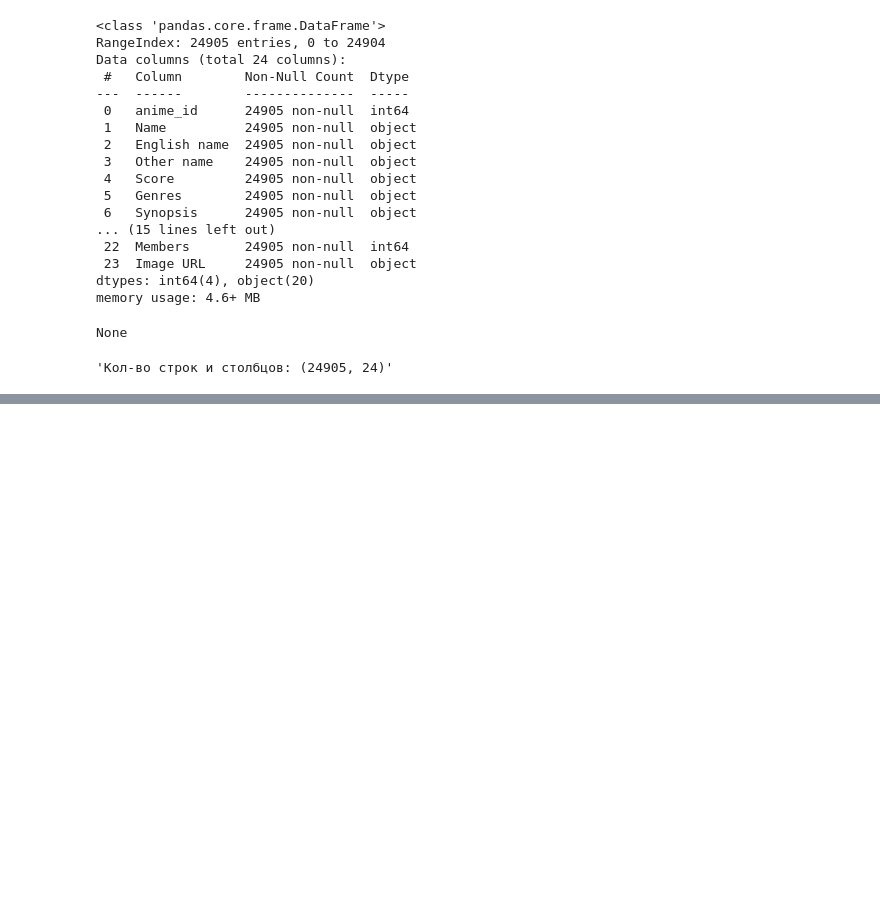
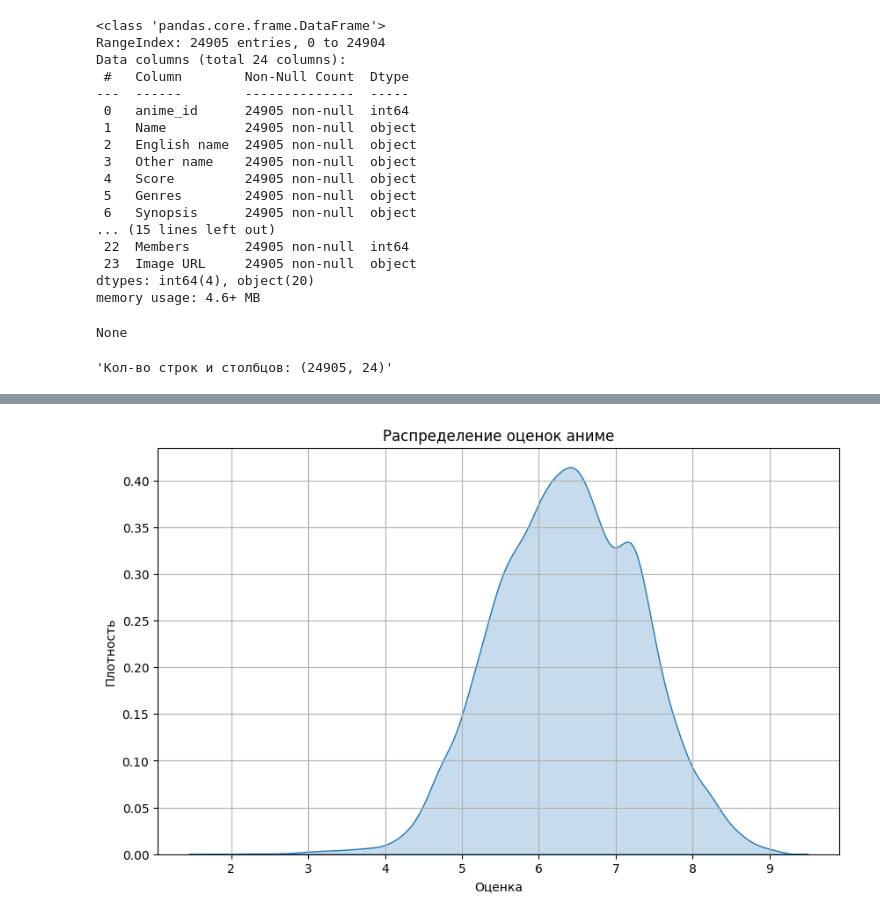
Before and after one commit to yarikpelmen0/project-BWDAI, a Jupyter notebook: project.ipynb, the cells around one changed output, grey strips where cells are left out. Cells and saved outputs as stored; diff of their text form; code cells hidden in the pictures; blank space fills up the shorter version.

```diff
--- a/project.ipynb
+++ b/project.ipynb
@@ -54,0 +144,10 @@ None
+# %%
+plt.figure(figsize=(10, 6))
+sns.kdeplot(df['Score'].dropna(), fill=True)
+plt.title('Распределение оценок аниме')
+plt.xlabel('Оценка')
+plt.ylabel('Плотность')
+plt.grid(True)
+plt.show()
+# %% [output]
+[figure, added]
```
Also changed, not shown: parts of 18 cells of this notebook.
